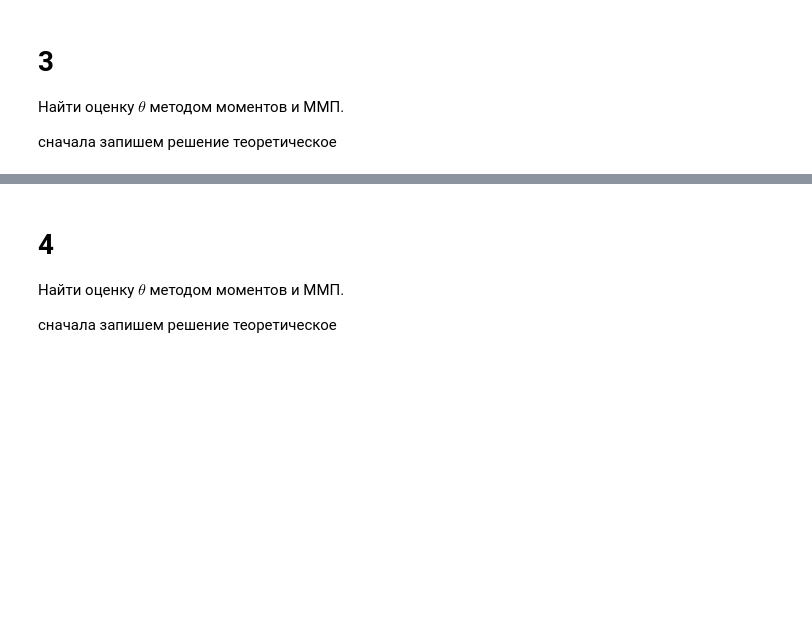
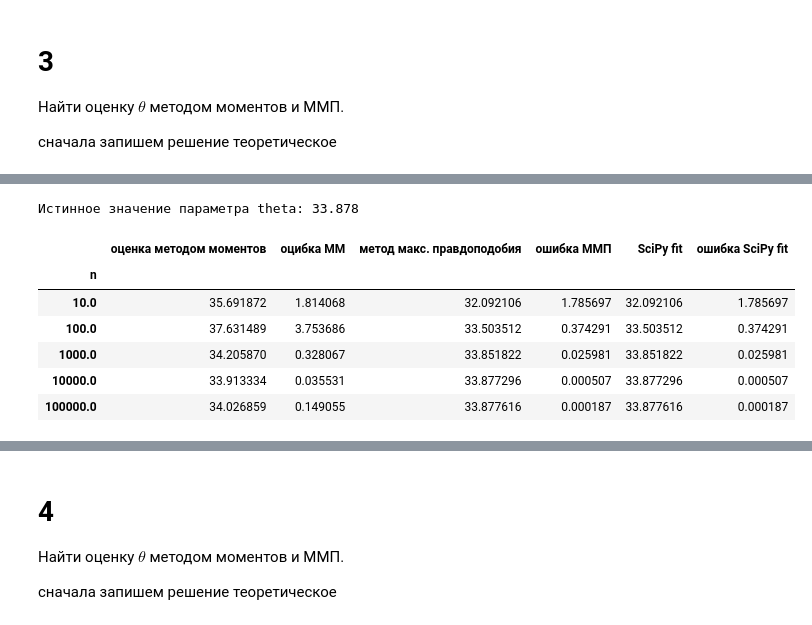
Before and after one commit to ksetdekov/HSE_DS, a Jupyter notebook: 03 Math/Stat 01/HW 01.ipynb, the cells around one changed output, grey strips where cells are left out. Drawn from its saved outputs; the diff is of its cells as text; code cells hidden in the pictures; blank space fills up the shorter version.

```diff
--- a/03 Math/Stat 01/HW 01.ipynb
+++ b/03 Math/Stat 01/HW 01.ipynb
@@ -95,0 +101,33 @@ $${\hat{\theta}}_{м}+\frac{1}{2}=\frac{1}{n} \sum_{i=1}^{n} \Rightarrow {\hat{\
+# %%
+# генерируем параметр theta
+np.random.seed(80085)
+theta = np.random.uniform(25,50)
+print(f'Истинное значение параметра theta: {theta:.3f}')
+# %% [output]
+Истинное значение параметра theta: 33.878
+# %%
+# генерируем выборки, записываем их в словарь
+samples = { 10**i: np.random.uniform(low=0, high=theta,size=10**i) for i in range(1,6)}
+q3_results = pd.DataFrame(columns = ['n', 'оценка методом моментов', 'оцибка ММ', 'метод макс. правдоподобия', 'ошибка ММП', 'SciPy fit', 'ошибка SciPy fit'])
+
+# считаем оценки, записываем их в DF и выводим результаты
+for n,sample in samples.items():
+
+    theta_hat_m = 2 * np.mean(sample)
+    theta_hat_mmp = max(sample)
+    theta_hat_scipy = stats.uniform.fit(sample, floc=0)[1]
+
+    to_append = [int(n), theta_hat_m, np.abs(theta_hat_m-theta), theta_hat_mmp, np.abs(theta_hat_mmp-theta), theta_hat_scipy, np.abs(theta_hat_scipy-theta)]
+    a_series = pd.Series(to_append, index = q3_results.columns)
+    q3_results = q3_results.append(a_series, ignore_index=True)
+
+q3_results.set_index('n', inplace=True)
+q3_results
+# %% [output]
+|  | оценка методом моментов | оцибка ММ | метод макс. правдоподобия | ошибка ММП | SciPy fit | ошибка SciPy fit |
+| n |  |  |  |  |  |  |
+| 10.0 | 35.691872 | 1.814068 | 32.092106 | 1.785697 | 32.092106 | 1.785697 |
+| 100.0 | 37.631489 | 3.753686 | 33.503512 | 0.374291 | 33.503512 | 0.374291 |
+| 1000.0 | 34.205870 | 0.328067 | 33.851822 | 0.025981 | 33.851822 | 0.025981 |
+| 10000.0 | 33.913334 | 0.035531 | 33.877296 | 0.000507 | 33.877296 | 0.000507 |
+| 100000.0 | 34.026859 | 0.149055 | 33.877616 | 0.000187 | 33.877616 | 0.000187 |
```
Also changed, not shown: parts of 9 cells of this notebook.
